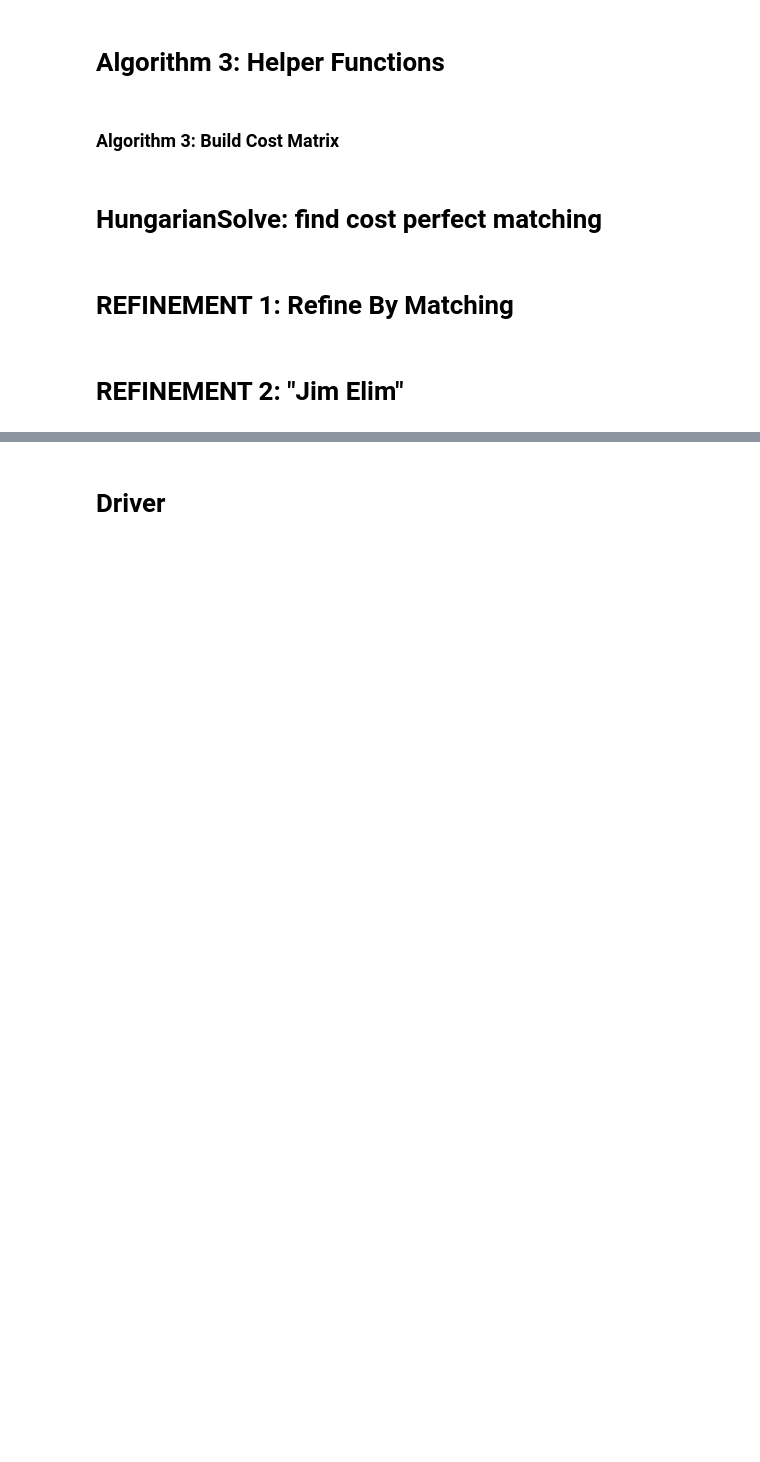
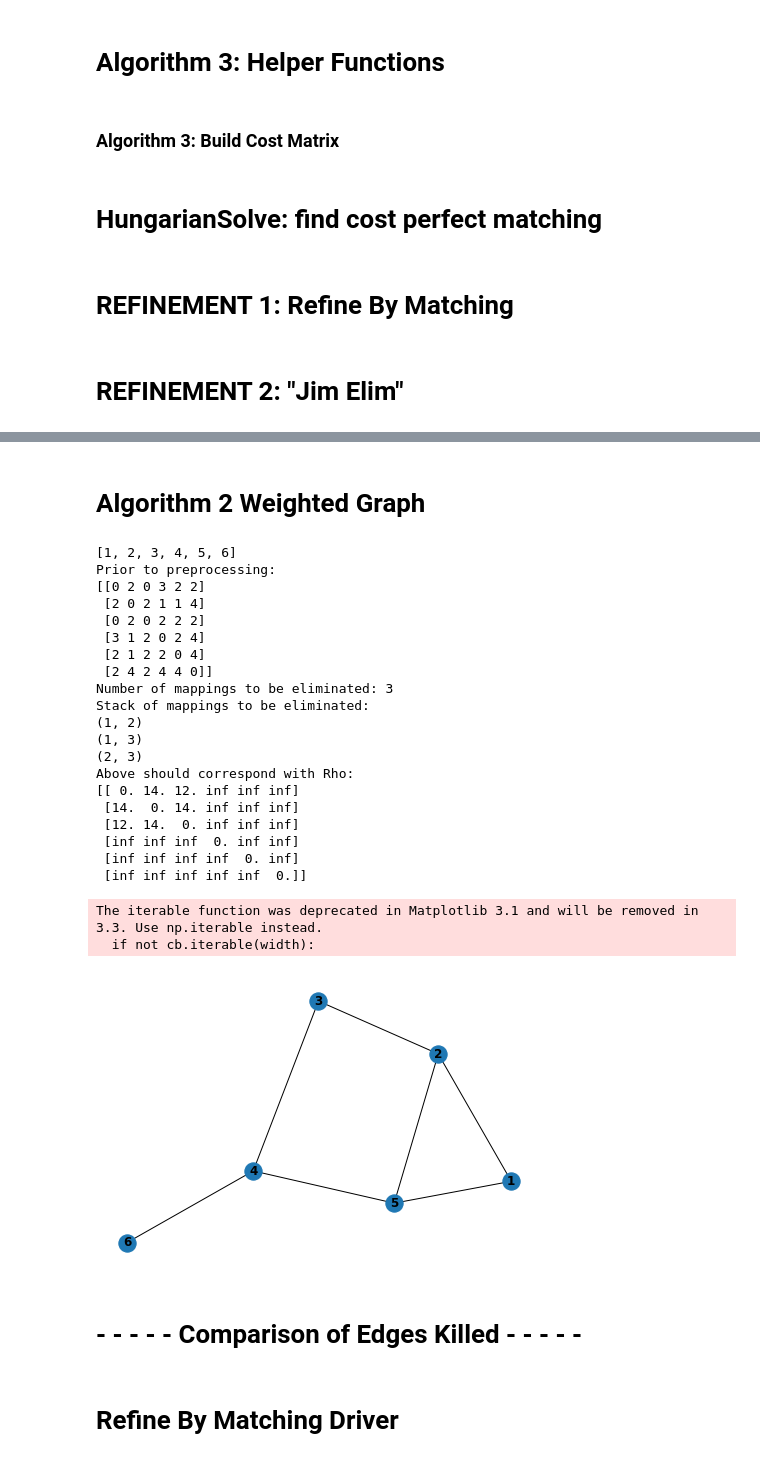
Before and after one commit to hhicks13/benchmarking-dasg, a Jupyter notebook: kas-benchmark.ipynb, the cells around one changed output, grey strips where cells are left out. Drawn from its saved outputs; the diff is of its cells as text; code cells hidden in the pictures; blank space fills up the shorter version.

```diff
--- a/kas-benchmark.ipynb
+++ b/kas-benchmark.ipynb
@@ -429,5 +440,10 @@ def _solve_matching(G_A,Ef_A,k_A):
         CostMatrix = BuildCostMatrix(i,j,G_A,_K,Ef_A,k_A)
         cost,deleteEdges = HungarianSolve(CostMatrix)
         _rho_edges.append(((i,j,cost)))
+    #
+    #
     Rho.add_weighted_edges_from(_rho_edges)
-    return Rho
+    weights = nx.get_edge_attributes(Rho,"weight")
+    #
+    #
+    return weights,Rho
@@ -445,0 +450,12 @@ def _wpg3():
+# %%
+# side effect used here
+#
+# can be substantially reduced
+#
+def _update_neighboring_ub(i,j,Rho):
+    _edges = Rho.edges()
+    for k in Rho.nodes():
+            if i != k :
+                if ((i,k) in _edges or (k,i) in _edges):Rho[i][k]['weight']+=2
+            if j != k:
+                if ((j,k) in _edges or (k,j) in _edges):Rho[k][j]['weight']+=2
@@ -499,5 +499,54 @@ The iterable function was deprecated in Matplotlib 3.1 and will be removed in 3.
+# %% [markdown]
+# Algorithm 2 Weighted Graph
+# %%
+#
+#
+nx.draw(G_A,with_labels=True,font_weight='bold')
+#
+# variables
+#
+k_A = 1
+w0,Rho = _solve_matching(G_A,Ef_A,k_A)
+print(f"Prior to preprocessing: \n{_mat(Rho)}")
+
+#
+# initialization
+#
+T,stack = _initialize(Rho)
+print(f"Number of mappings to be eliminated: {T}")
+print(f"Stack of mappings to be eliminated:")
+for e in stack:print(e)
+print(f"Above should correspond with Rho: \n{_mat(Rho)}")
+
+# while t.e. weights
+# %% [output]
+[1, 2, 3, 4, 5, 6]
+Prior to preprocessing:
+[[0 2 0 3 2 2]
+ [2 0 2 1 1 4]
+ [0 2 0 2 2 2]
+ [3 1 2 0 2 4]
+ [2 1 2 2 0 4]
+ [2 4 2 4 4 0]]
+Number of mappings to be eliminated: 3
+Stack of mappings to be eliminated:
+(1, 2)
+(1, 3)
+(2, 3)
+Above should correspond with Rho:
+[[ 0. 14. 12. inf inf inf]
+ [14.  0. 14. inf inf inf]
+ [12. 14.  0. inf inf inf]
+ [inf inf inf  0. inf inf]
+ [inf inf inf inf  0. inf]
+ [inf inf inf inf inf  0.]]
+The iterable function was deprecated in Matplotlib 3.1 and will be removed in 3.3. Use np.iterable instead.
+  if not cb.iterable(width):
+[figure, added]
+# %% [markdown]
+#  - - - - - Comparison of Edges Killed - - - - -
 # %% [markdown]
-# Driver
+# Refine By Matching Driver
 # %%
 nx.draw(G_A, with_labels=True, font_weight='bold')
 plt.show()
```
Also changed, not shown: parts of 9 cells of this notebook.
